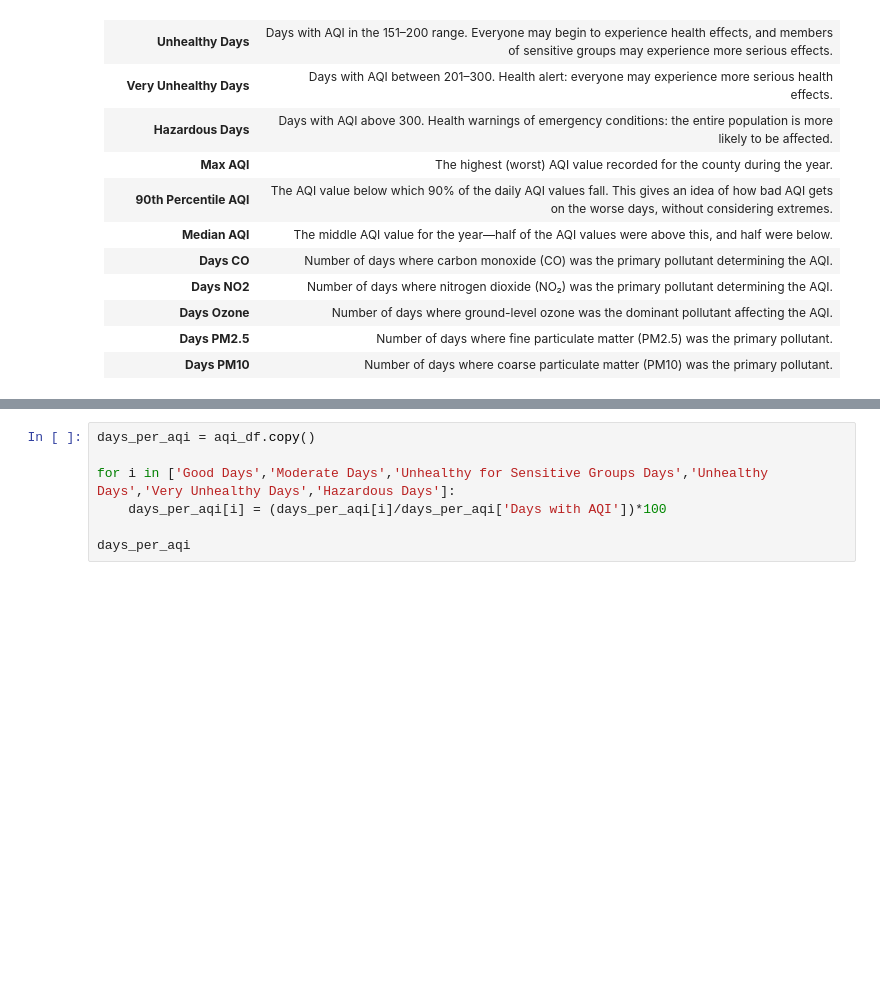
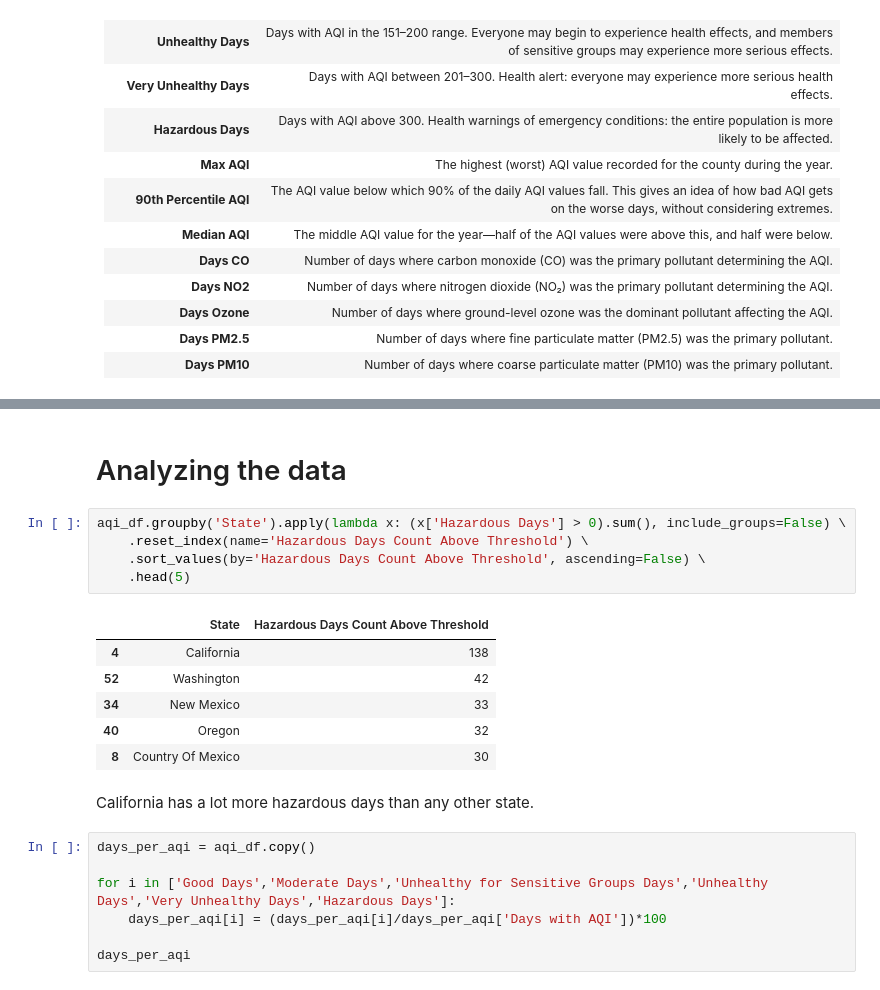
Before and after one commit to ivanrff/AQI-by-EPA, a Jupyter notebook: US_EPA_AQI.ipynb, the cells around one changed output, grey strips where cells are left out. Saved outputs shown, nothing was run; the diff lists cells and outputs as text; blank space fills up the shorter version.

```diff
--- a/US_EPA_AQI.ipynb
+++ b/US_EPA_AQI.ipynb
@@ -140,3 +120,19 @@ hazard_filt_data
+# %% [markdown]
+# Analyzing the data
+# %%
+aqi_df.groupby('State').apply(lambda x: (x['Hazardous Days'] > 0).sum(), include_groups=False) \
+    .reset_index(name='Hazardous Days Count Above Threshold') \
+    .sort_values(by='Hazardous Days Count Above Threshold', ascending=False) \
+    .head(5)
+# %% [output]
+|  | State | Hazardous Days Count Above Threshold |
+| 4 | California | 138 |
+| 52 | Washington | 42 |
+| 34 | New Mexico | 33 |
+| 40 | Oregon | 32 |
+| 8 | Country Of Mexico | 30 |
+# %% [markdown]
+California has a lot more hazardous days than any other state.
 # %%
 days_per_aqi = aqi_df.copy()
 
```
Also changed, not shown: parts of 6 cells of this notebook.
